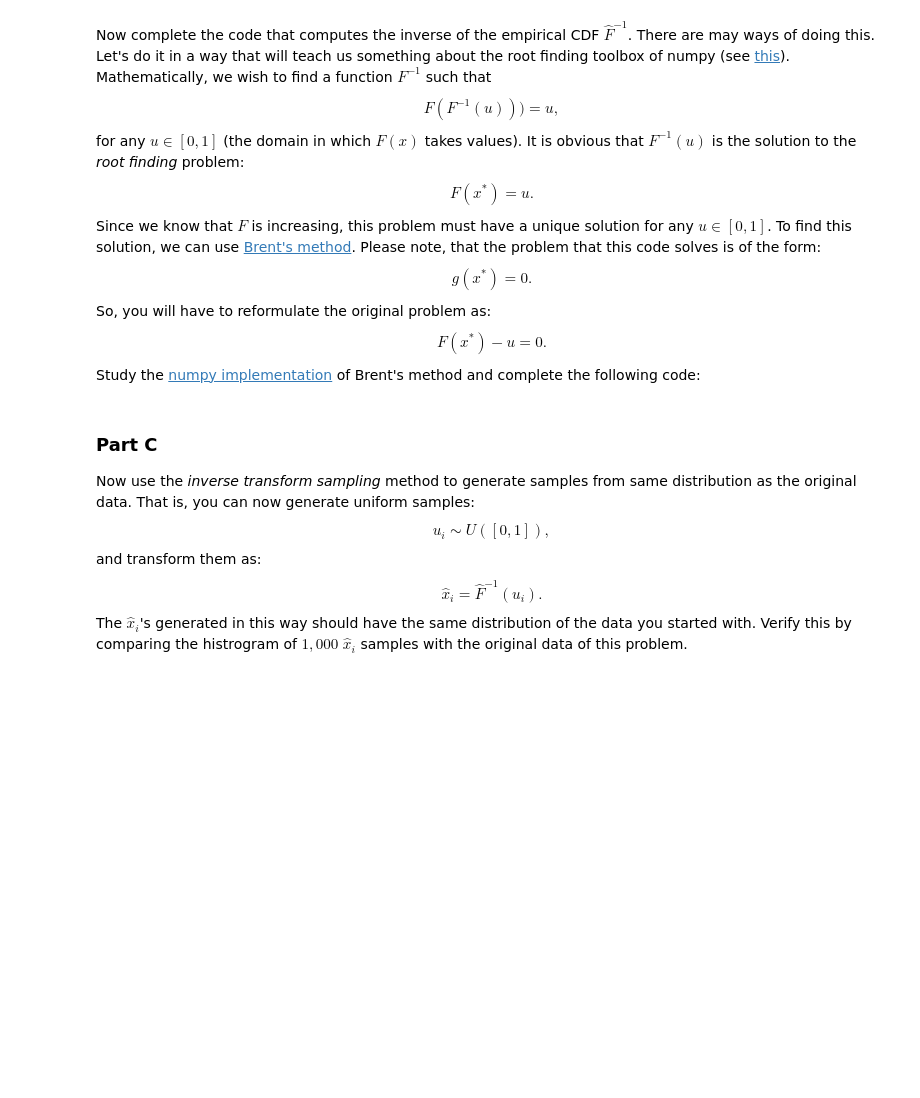
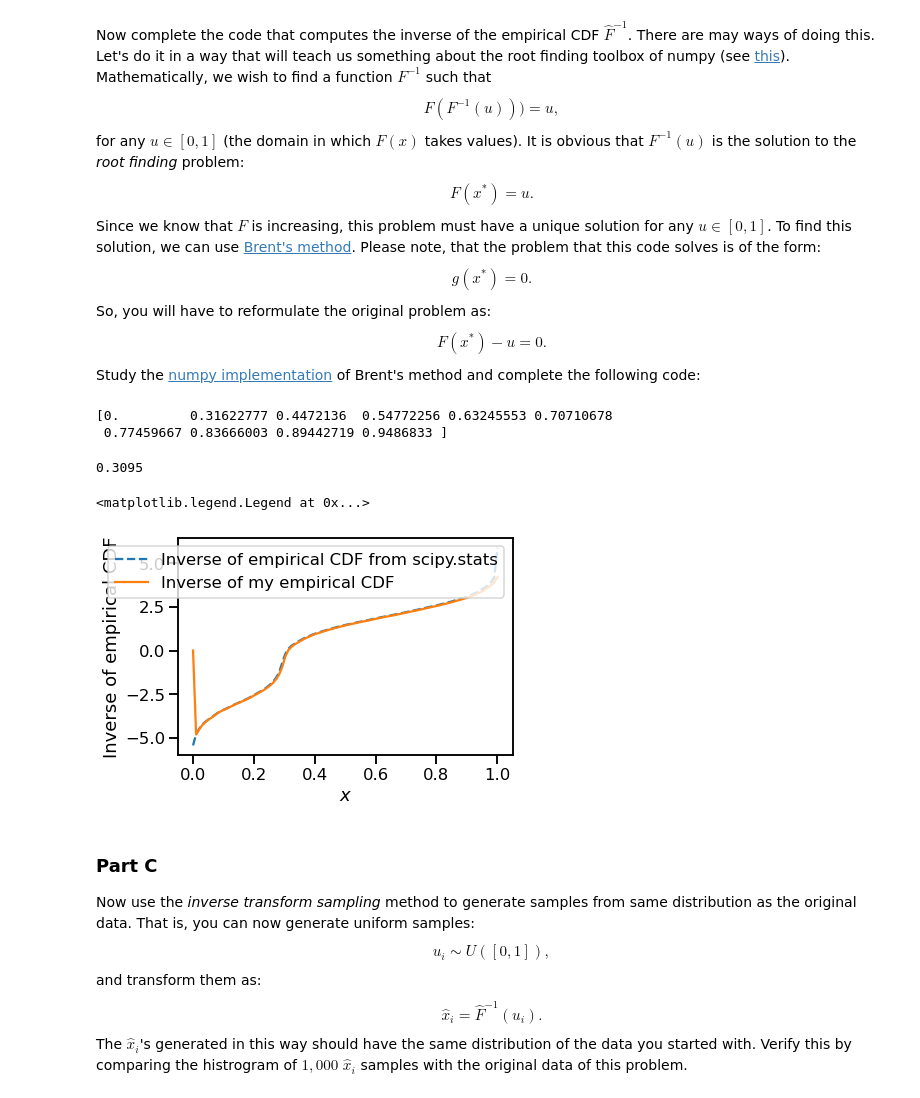
Before and after one commit to isaacdbowser/data-analytics-se, a Jupyter notebook: homework/homework_03.ipynb, the cells around one changed output. Cells and saved outputs as stored; diff of their text form; code cells hidden in the pictures; blank space fills up the shorter version.

```diff
--- a/homework/homework_03.ipynb
+++ b/homework/homework_03.ipynb
@@ -150,8 +160,13 @@ def myECDF_base(x):
     :returns:    The value of the empirical CDF at ``x``.
     """
     N = data.shape[0]
-    # Write your code here (delete the next line and return the right value)
-    raise NotImplementedError('Implement me!')
+    counter = 0
+
+    for ii in range(N):
+        if data[ii] <= x:
+            counter += 1
+    val = counter/N
+    return val
 
 # Vectorize your function (i.e., make it work with 1D numpy arrays).
 # See this: https://docs.scipy.org/doc/numpy-1.13.0/reference/generated/numpy.vectorize.html
@@ -196,8 +214,33 @@ $$
 F(x^*) - u = 0.
 $$
 Study the [numpy implementation](https://docs.scipy.org/doc/scipy/reference/generated/scipy.optimize.brentq.html#scipy.optimize.brentq) of Brent's method and complete the following code:
+# %%
+def myfun(ii,u):
+    return (ii**2-u)
+
+from scipy import optimize
+
+mydata=np.empty(10)
+
+for uu in range(10):
+    mydata[uu]=optimize.brentq(myfun,0, 5,uu/10)
+
+print(mydata)
+# %% [output]
+[0.         0.31622777 0.4472136  0.54772256 0.63245553 0.70710678
+ 0.77459667 0.83666003 0.89442719 0.9486833 ]
+# %%
+print(myECDF(0))
+# %% [output]
+0.3095
 # %%
+##Cant figure out how to do it this way, see next code block for a cheat solution
+
 from scipy import optimize    # Gives you access to optimize.brentq
+
+def FF(xp,u):
+    return myECDF(xp)-u
+
 
 def myiECDF_base(u):
     """
@@ -206,26 +249,35 @@ def myiECDF_base(u):
     :param u:   A scalar at which to evaluate the function.
     :returns:    The value of the inverse of the empirical CDF at ``u``.
     """
-    # Write your code here
-    # You will have to define a functioin to pass to optimize.brentq
-    # You can define this function in here
-    # (delete the next line and return the right value)
-    raise NotImplementedError('Implement me!')
+
 
 # Vectorize your function (i.e., make it work with 1D numpy arrays).
 # See this: https://docs.scipy.org/doc/numpy-1.13.0/reference/generated/numpy.vectorize.html
 myiECDF = np.vectorize(myiECDF_base)
+# %%
+#Endpoints are messy but everywhere else works pretty well.
+from scipy import interpolate
+invdata = np.empty(100)
+
+for uu in np.arange(1,100):
+    invdata[uu] = optimize.brentq(FF,-5,5,uu/100)
+
+
+myiECDF = invdata
 # %%
 # You can test your results by comparing the inverse of the empirical CDF you can get with scipy.stats
 # The two should match almost exactly
 hist_rv = st.rv_histogram(np.histogram(data, bins=1000))
 fig, ax = plt.subplots()
 uu = np.linspace(1e-3, 1, 100)    # For convergence issues we cannot start at 0
-ax.plot(uu, myiECDF(uu), label='Inverse of my empirical CDF')
 ax.plot(uu, hist_rv.ppf(uu), '--', label='Inverse of empirical CDF from scipy.stats')
+ax.plot(uu, myiECDF, label='Inverse of my empirical CDF')
 ax.set_xlabel('$x$')
 ax.set_ylabel('Inverse of empirical CDF')
 plt.legend(loc='best')
+# %% [output]
+<matplotlib.legend.Legend at 0x...>
+[figure, added]
 # %% [markdown]
 ### Part C
 
```
Also changed, not shown: parts of 7 cells of this notebook, 2 other files.
